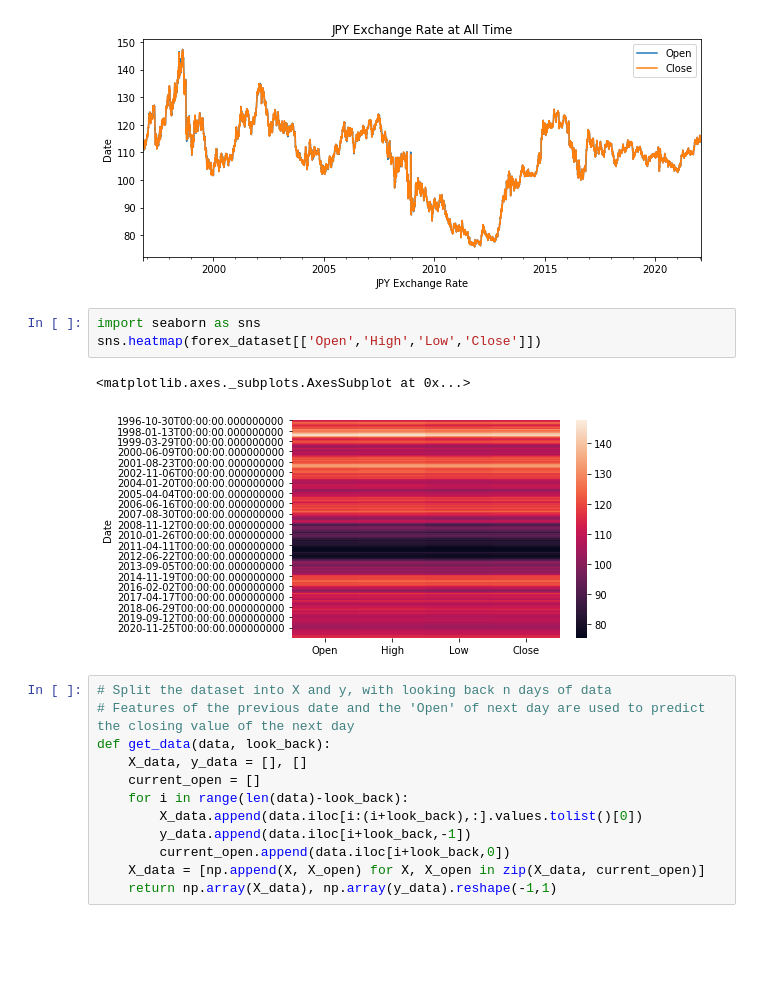
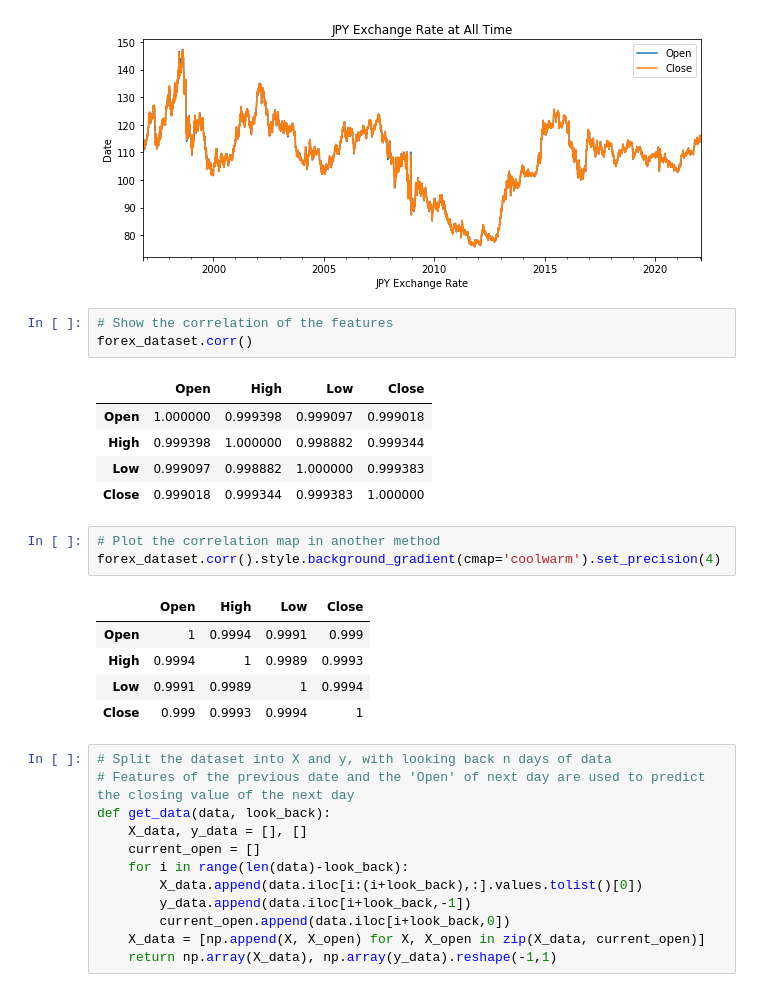
Before and after one commit to ngtinc21/Machine-Learning-Algorithms, a Jupyter notebook: RNN_Example_3_Forex_Rate_Prediction.ipynb, the cells around one changed output. Cells and saved outputs as stored; diff of their text form; blank space fills up the shorter version.

```diff
--- a/RNN_Example_3_Forex_Rate_Prediction.ipynb
+++ b/RNN_Example_3_Forex_Rate_Prediction.ipynb
@@ -108,12 +108,24 @@ plt.xlabel('JPY Exchange Rate')
 # %% [output]
 Text(0.5, 0, 'JPY Exchange Rate')
 [figure]
-# %%
-import seaborn as sns
-sns.heatmap(forex_dataset[['Open','High','Low','Close']])
-# %% [output]
-<matplotlib.axes._subplots.AxesSubplot at 0x...>
-[figure, removed]
+# %%
+# Show the correlation of the features
+forex_dataset.corr()
+# %% [output]
+|  | Open | High | Low | Close |
+| Open | 1.000000 | 0.999398 | 0.999097 | 0.999018 |
+| High | 0.999398 | 1.000000 | 0.998882 | 0.999344 |
+| Low | 0.999097 | 0.998882 | 1.000000 | 0.999383 |
+| Close | 0.999018 | 0.999344 | 0.999383 | 1.000000 |
+# %%
+# Plot the correlation map in another method
+forex_dataset.corr().style.background_gradient(cmap='coolwarm').set_precision(4)
+# %% [output]
+|  | Open | High | Low | Close |
+| Open | 1 | 0.9994 | 0.9991 | 0.999 |
+| High | 0.9994 | 1 | 0.9989 | 0.9993 |
+| Low | 0.9991 | 0.9989 | 1 | 0.9994 |
+| Close | 0.999 | 0.9993 | 0.9994 | 1 |
 # %%
 # Split the dataset into X and y, with looking back n days of data
 # Features of the previous date and the 'Open' of next day are used to predict the closing value of the next day
```
